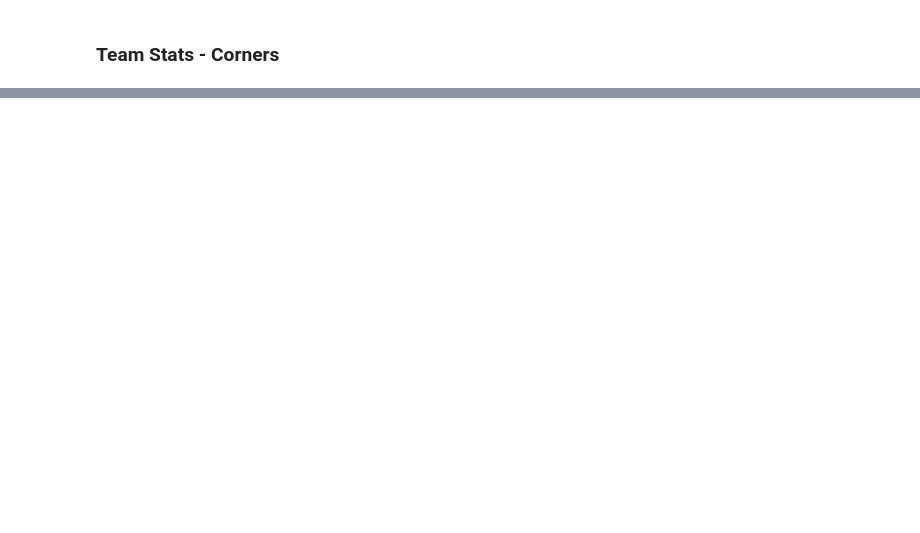
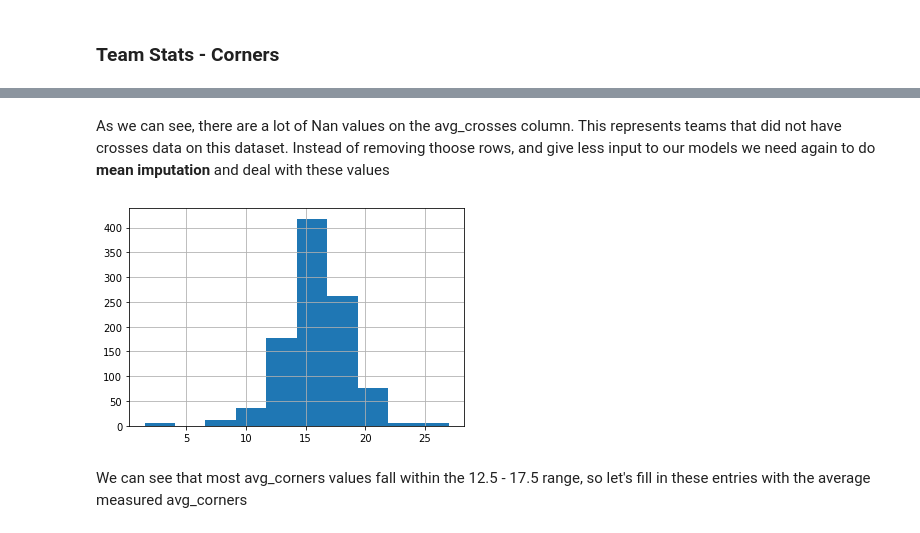
Before and after one commit to motapinto/football-classification-predications, a Jupyter notebook: src/Supervised Learning Models.ipynb, the cells around one changed output, grey strips where cells are left out. Saved outputs shown, nothing was run; the diff lists cells and outputs as text; code cells hidden in the pictures; blank space fills up the shorter version.

```diff
--- a/src/Supervised Learning Models.ipynb
+++ b/src/Supervised Learning Models.ipynb
@@ -644,0 +660,13 @@ viable_matches.describe()
+# %%
+crosses_data = pd.read_csv("../dataset/cross_detail.csv")
+
+crosses = crosses_data[['match_id', 'team']]
+total_crosses = crosses["team"].value_counts()
+total_matches = crosses.drop_duplicates(['match_id', 'team'])["team"].value_counts()
+
+for index, n_crosses in total_crosses.iteritems():
+    n_matches = total_matches[index]
+    avg_crosses = n_crosses / n_matches
+    teams_stats.loc[teams_stats['team_api_id'] == index, 'avg_crosses'] = avg_crosses
+
+teams_stats.describe()
@@ -644,0 +683,8 @@ viable_matches.describe()
+# %% [markdown]
+As we can see, there are a lot of Nan values on the avg_crosses column. This represents teams that did not have crosses data on this dataset. Instead of removing thoose rows, and give less input to our models we need again to do **mean imputation** and deal with these values
+# %%
+teams_stats['avg_crosses'].hist();
+# %% [output]
+[figure, added]
+# %% [markdown]
+We can see that most avg_corners values fall within the 12.5 - 17.5 range, so let's fill in these entries with the average measured avg_corners
```
Also changed, not shown: parts of 53 cells of this notebook.
